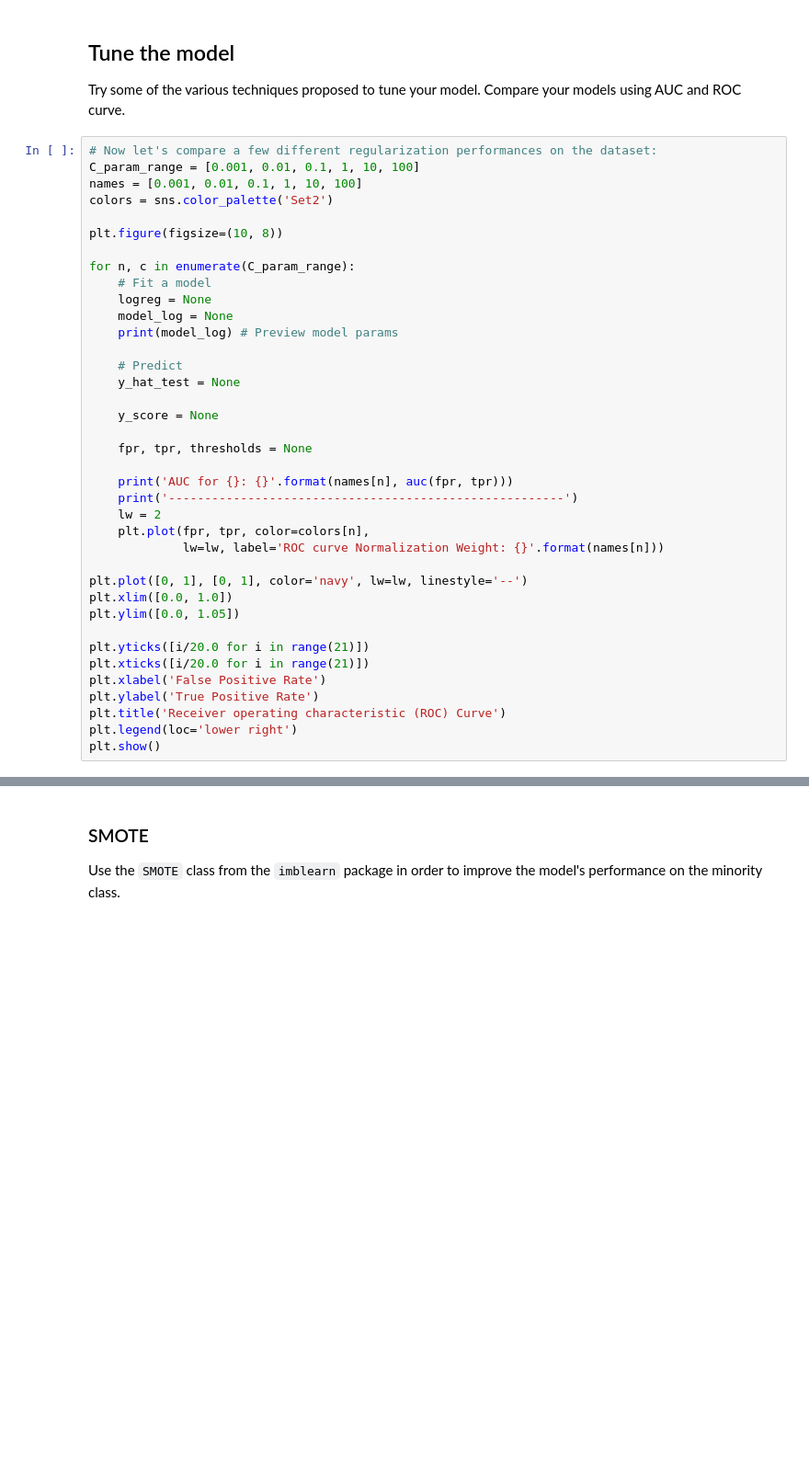
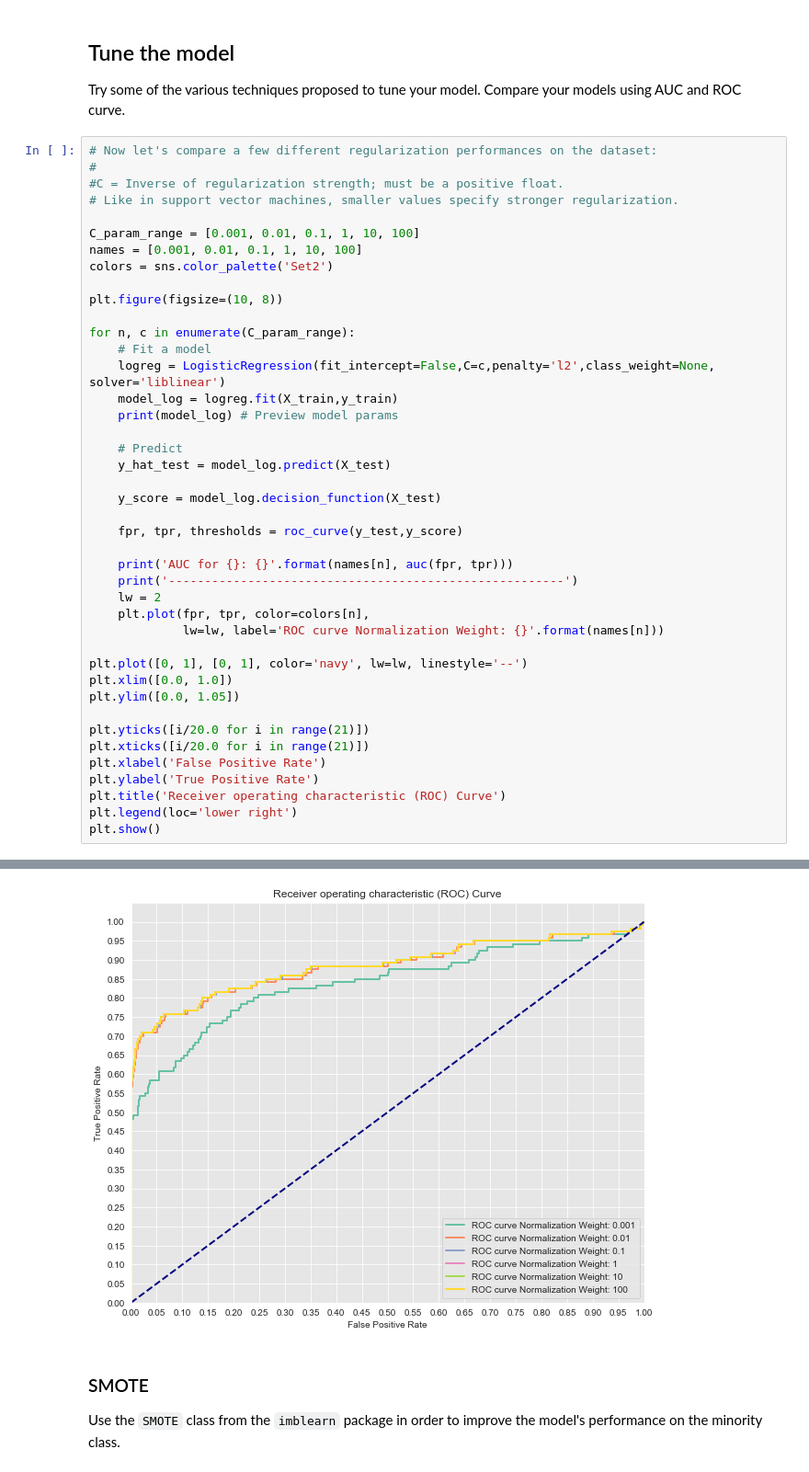
Before and after one commit to poariston/dsc-class-imbalance-problems-lab-online-ds-sp-000, a Jupyter notebook: index.ipynb, the cells around one changed output, grey strips where cells are left out. Shown at 92% size. Drawn from its saved outputs; the diff is of its cells as text; blank space fills up the shorter version.

```diff
--- a/index.ipynb
+++ b/index.ipynb
@@ -221,6 +226,10 @@ plot_confusion_matrix(cnf_matrix, classes,
 Try some of the various techniques proposed to tune your model. Compare your models using AUC and ROC curve.
 # %%
 # Now let's compare a few different regularization performances on the dataset:
+#
+#C = Inverse of regularization strength; must be a positive float.
+# Like in support vector machines, smaller values specify stronger regularization.
+
 C_param_range = [0.001, 0.01, 0.1, 1, 10, 100]
 names = [0.001, 0.01, 0.1, 1, 10, 100]
 colors = sns.color_palette('Set2')
@@ -229,16 +238,16 @@ plt.figure(figsize=(10, 8))
 
 for n, c in enumerate(C_param_range):
     # Fit a model
-    logreg = None
-    model_log = None
+    logreg = LogisticRegression(fit_intercept=False,C=c,penalty='l2',class_weight=None, solver='liblinear')
+    model_log = logreg.fit(X_train,y_train)
     print(model_log) # Preview model params
 
     # Predict
-    y_hat_test = None
+    y_hat_test = model_log.predict(X_test)
 
-    y_score = None
+    y_score = model_log.decision_function(X_test)
 
-    fpr, tpr, thresholds = None
+    fpr, tpr, thresholds = roc_curve(y_test,y_score)
 
     print('AUC for {}: {}'.format(names[n], auc(fpr, tpr)))
     print('-------------------------------------------------------')
@@ -257,3 +266,4 @@ plt.ylabel('True Positive Rate')
 plt.title('Receiver operating characteristic (ROC) Curve')
 plt.legend(loc='lower right')
 plt.show()
+# %% [output]
@@ -260,3 +287,4 @@ plt.show()
+[figure, added]
 # %% [markdown]
 ### SMOTE
 
```
Also changed, not shown: parts of 6 cells of this notebook.
